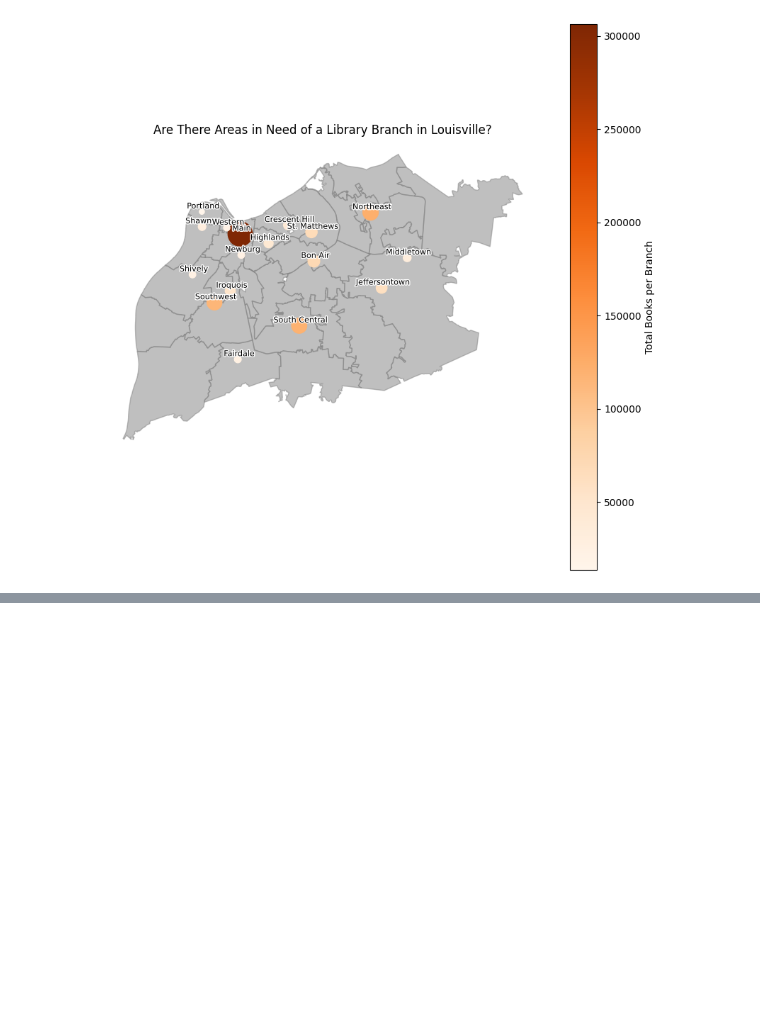
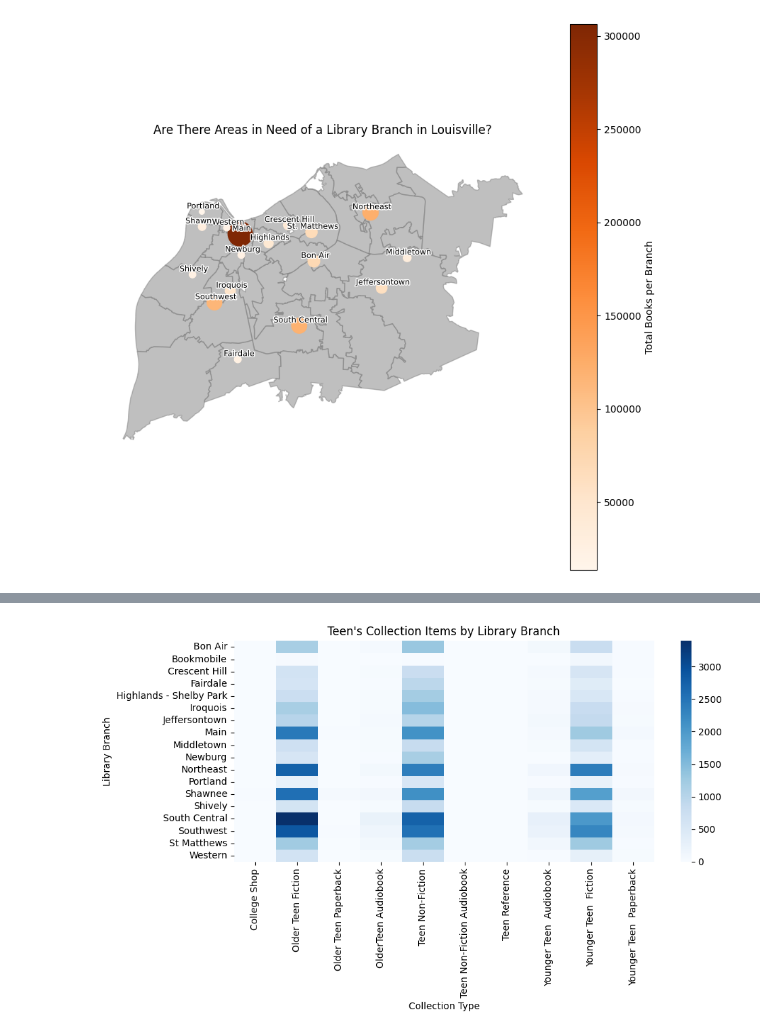
Before and after one commit to btl930/louisville_library_inventory_analysis, a Jupyter notebook: notebook/louisville_library_inventory_analysis.ipynb, the cells around one changed output, grey strips where cells are left out. Cells and saved outputs as stored; diff of their text form; code cells hidden in the pictures; blank space fills up the shorter version.

```diff
--- a/notebook/louisville_library_inventory_analysis.ipynb
+++ b/notebook/louisville_library_inventory_analysis.ipynb
@@ -768,0 +717,8 @@ odd_pub_yr
+# %%
+teen_words = ['Teen', 'College']
+pattern = '|'.join(teen_words)
+teens_df = df[
+    df['ItemCollection'].str.contains(pattern, case=False, na=False)]
+# %%
+teens_df_byloc = teens_df.groupby(['ItemLocation', 'ItemCollection']).size().reset_index(name='count')
+teens_df_byloc
@@ -768,0 +739,19 @@ odd_pub_yr
+# %%
+heatmap_data = teens_df_byloc.pivot(
+    index='ItemLocation',
+    columns='ItemCollection',
+    values='count'
+).fillna(0)
+# %%
+plt.figure(figsize=(10, 6))
+sns.heatmap(heatmap_data, cmap='Blues')
+
+plt.title("Teens' Collection Items by Library Branch")
+plt.xlabel("Collection Type")
+plt.ylabel("Library Branch")
+
+plt.tight_layout()
+plt.savefig('../plots/TeensCollectionHeatMap.png')
+plt.show()
+# %% [output]
+[figure, added]
```
Also changed, not shown: parts of 34 cells of this notebook, 4 other files.
